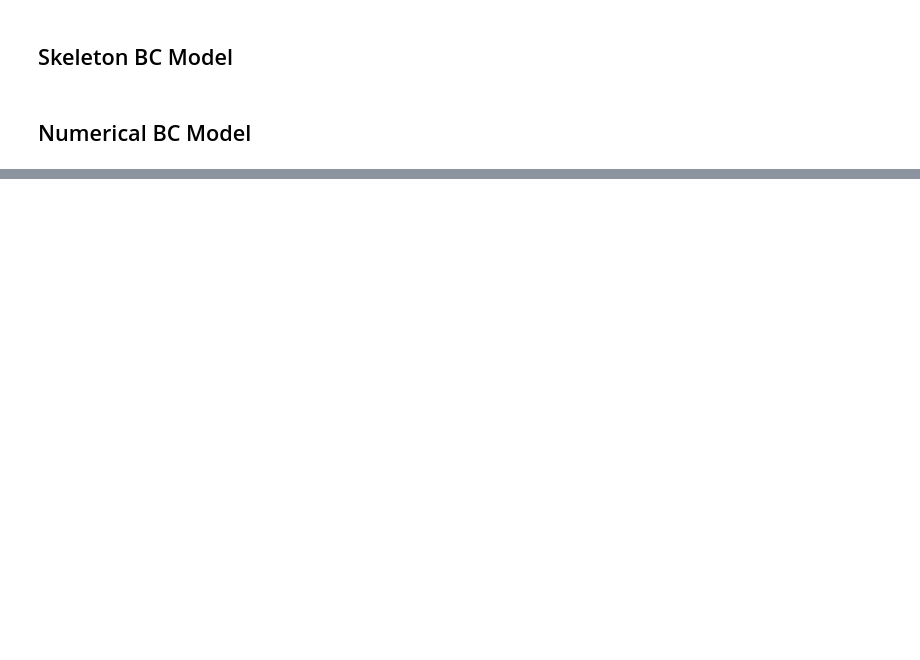
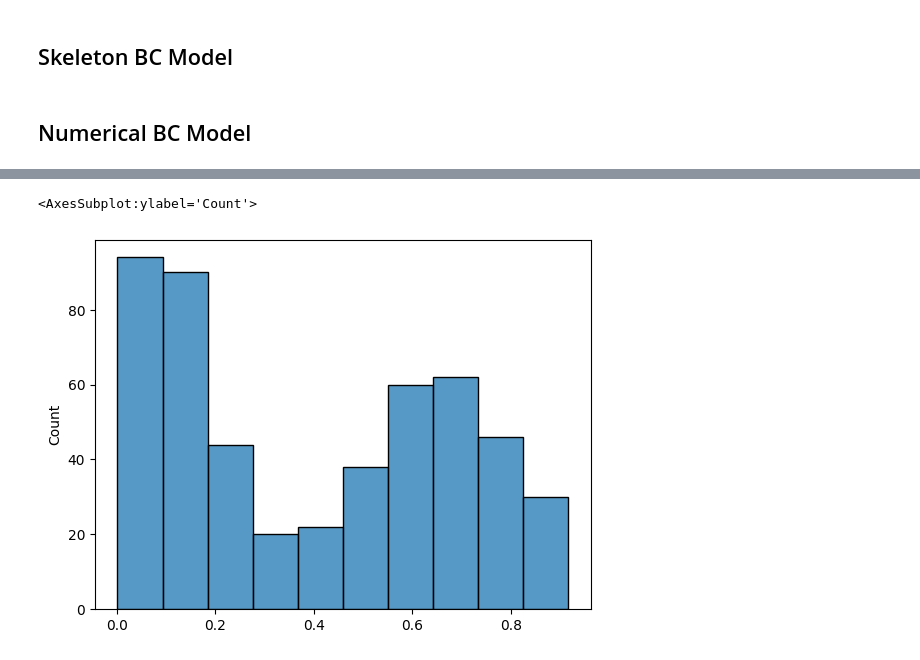
Before and after one commit to debatelab/genai-epistemology, a Jupyter notebook: notebooks/bounded_confidence_llm.ipynb, the cells around one changed output, grey strips where cells are left out. Cells and saved outputs as stored; diff of their text form; code cells hidden in the pictures; blank space fills up the shorter version.

```diff
--- a/notebooks/bounded_confidence_llm.ipynb
+++ b/notebooks/bounded_confidence_llm.ipynb
@@ -245,0 +405,5 @@ sns.lineplot(df_opinions, x="step", y="opinion", hue="uid", legend=False)
+# %%
+rainer.diff_hist(1)
+# %% [output]
+<AxesSubplot:ylabel='Count'>
+[figure, added]
```
Also changed, not shown: parts of 31 cells of this notebook.
